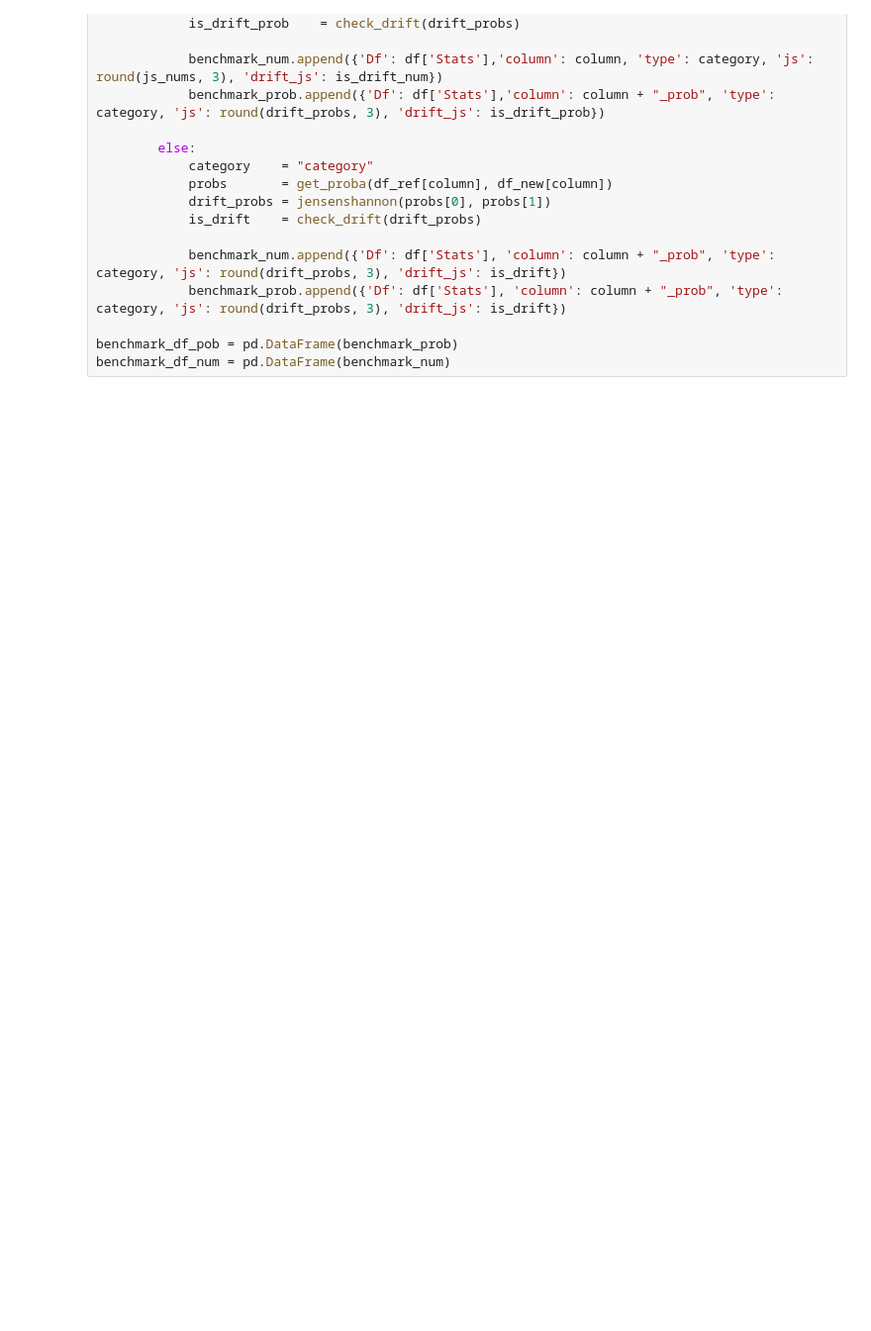
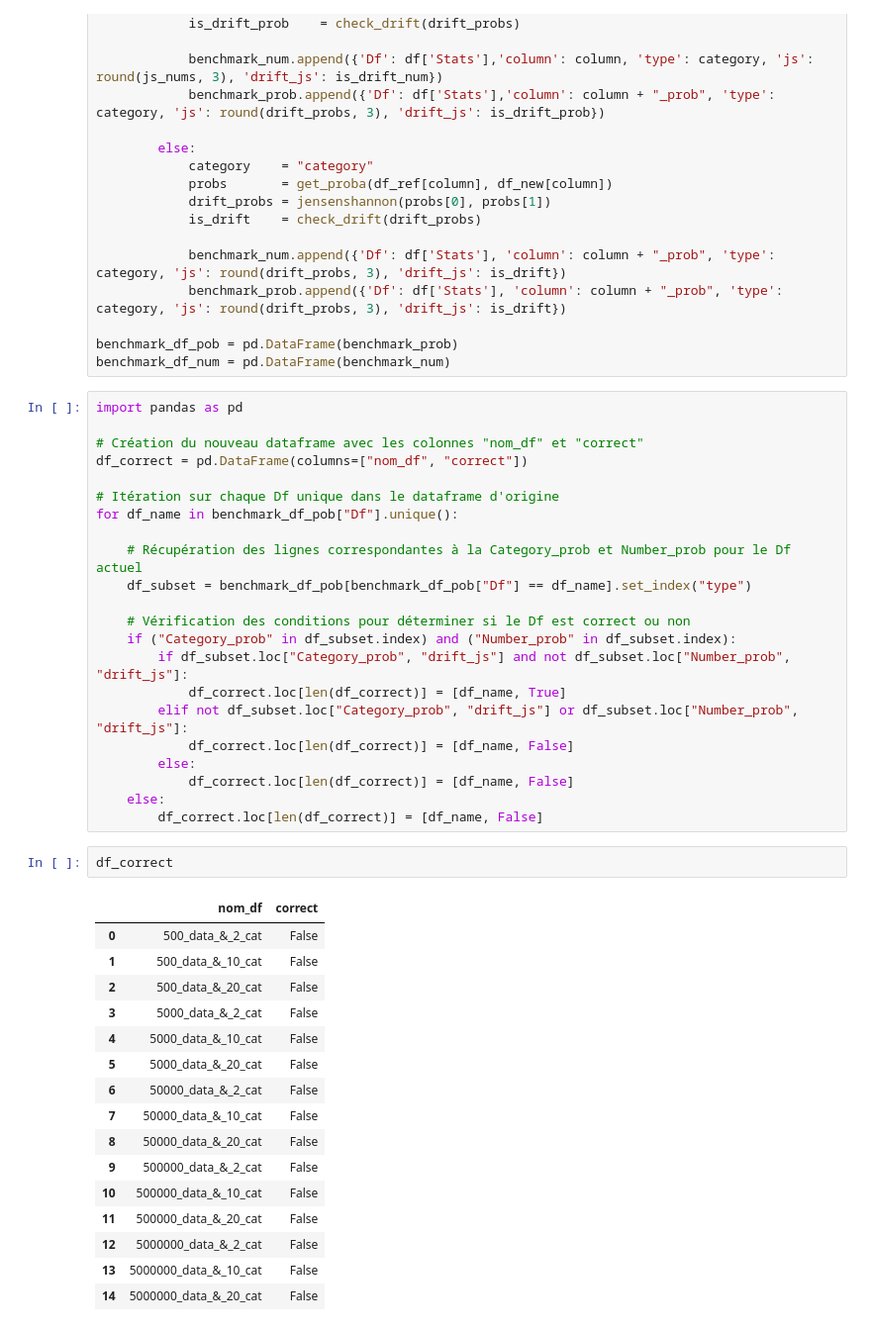
Before and after one commit to TMONTET/Data-Drift, a Jupyter notebook: jensen_shannon.ipynb, the cells around one changed output. Shown: that part at 99% size. Cells and saved outputs as stored; diff of their text form; blank space fills up the shorter version.

```diff
--- a/jensen_shannon.ipynb
+++ b/jensen_shannon.ipynb
@@ -156,6 +156,47 @@ for df in dfs:
 
 benchmark_df_pob = pd.DataFrame(benchmark_prob)
 benchmark_df_num = pd.DataFrame(benchmark_num)
+# %%
+import pandas as pd
+
+# Création du nouveau dataframe avec les colonnes "nom_df" et "correct"
+df_correct = pd.DataFrame(columns=["nom_df", "correct"])
+
+# Itération sur chaque Df unique dans le dataframe d'origine
+for df_name in benchmark_df_pob["Df"].unique():
+
+    # Récupération des lignes correspondantes à la Category_prob et Number_prob pour le Df actuel
+    df_subset = benchmark_df_pob[benchmark_df_pob["Df"] == df_name].set_index("type")
+
+    # Vérification des conditions pour déterminer si le Df est correct ou non
+    if ("Category_prob" in df_subset.index) and ("Number_prob" in df_subset.index):
+        if df_subset.loc["Category_prob", "drift_js"] and not df_subset.loc["Number_prob", "drift_js"]:
+            df_correct.loc[len(df_correct)] = [df_name, True]
+        elif not df_subset.loc["Category_prob", "drift_js"] or df_subset.loc["Number_prob", "drift_js"]:
+            df_correct.loc[len(df_correct)] = [df_name, False]
+        else:
+            df_correct.loc[len(df_correct)] = [df_name, False]
+    else:
+        df_correct.loc[len(df_correct)] = [df_name, False]
+# %%
+df_correct
+# %% [output]
+|  | nom_df | correct |
+| 0 | 500_data_&_2_cat | False |
+| 1 | 500_data_&_10_cat | False |
+| 2 | 500_data_&_20_cat | False |
+| 3 | 5000_data_&_2_cat | False |
+| 4 | 5000_data_&_10_cat | False |
+| 5 | 5000_data_&_20_cat | False |
+| 6 | 50000_data_&_2_cat | False |
+| 7 | 50000_data_&_10_cat | False |
+| 8 | 50000_data_&_20_cat | False |
+| 9 | 500000_data_&_2_cat | False |
+| 10 | 500000_data_&_10_cat | False |
+| 11 | 500000_data_&_20_cat | False |
+| 12 | 5000000_data_&_2_cat | False |
+| 13 | 5000000_data_&_10_cat | False |
+| 14 | 5000000_data_&_20_cat | False |
 # %%
 benchmark_df_pob
 # %% [output]
```
Also changed, not shown: parts of 4 cells of this notebook, 2 other files.
